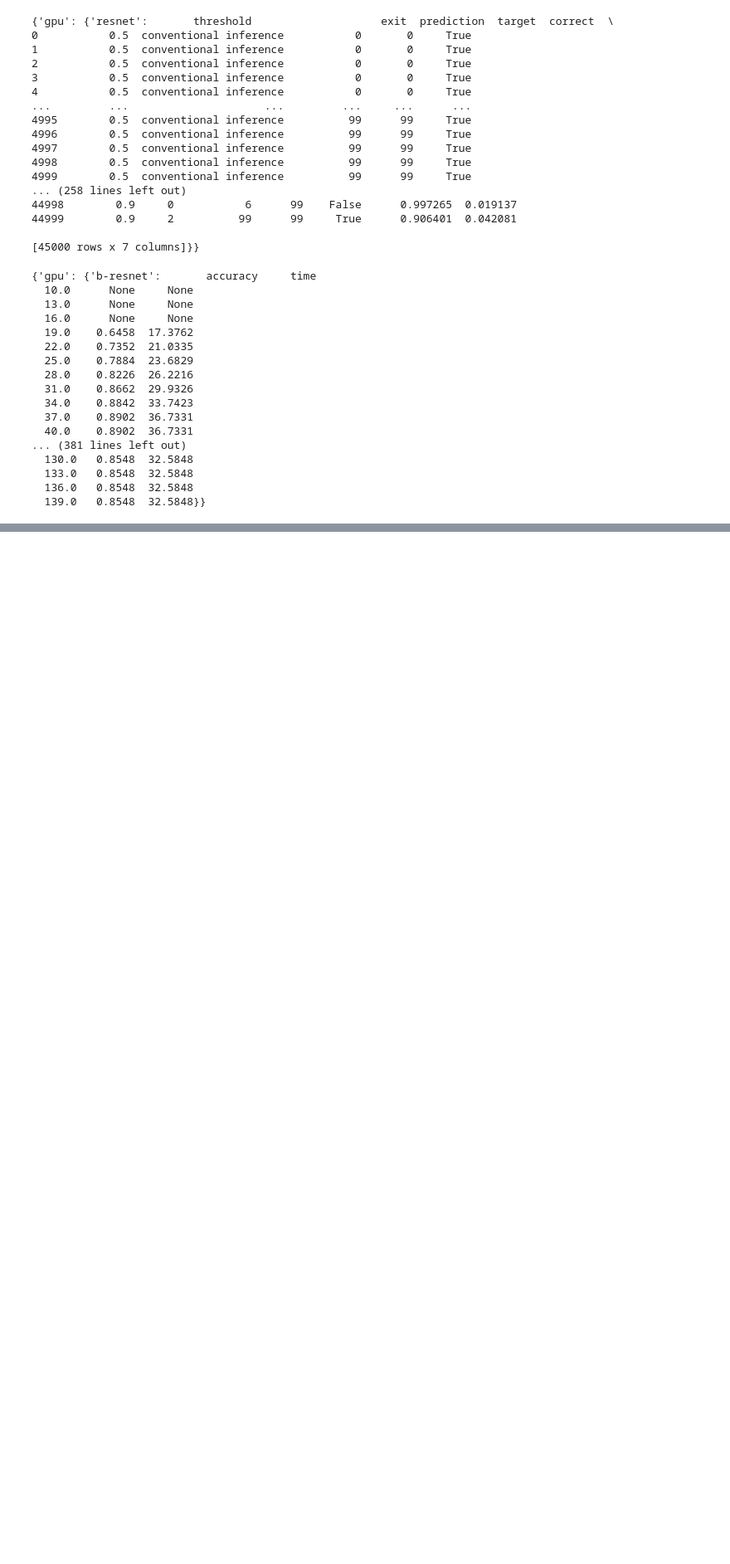
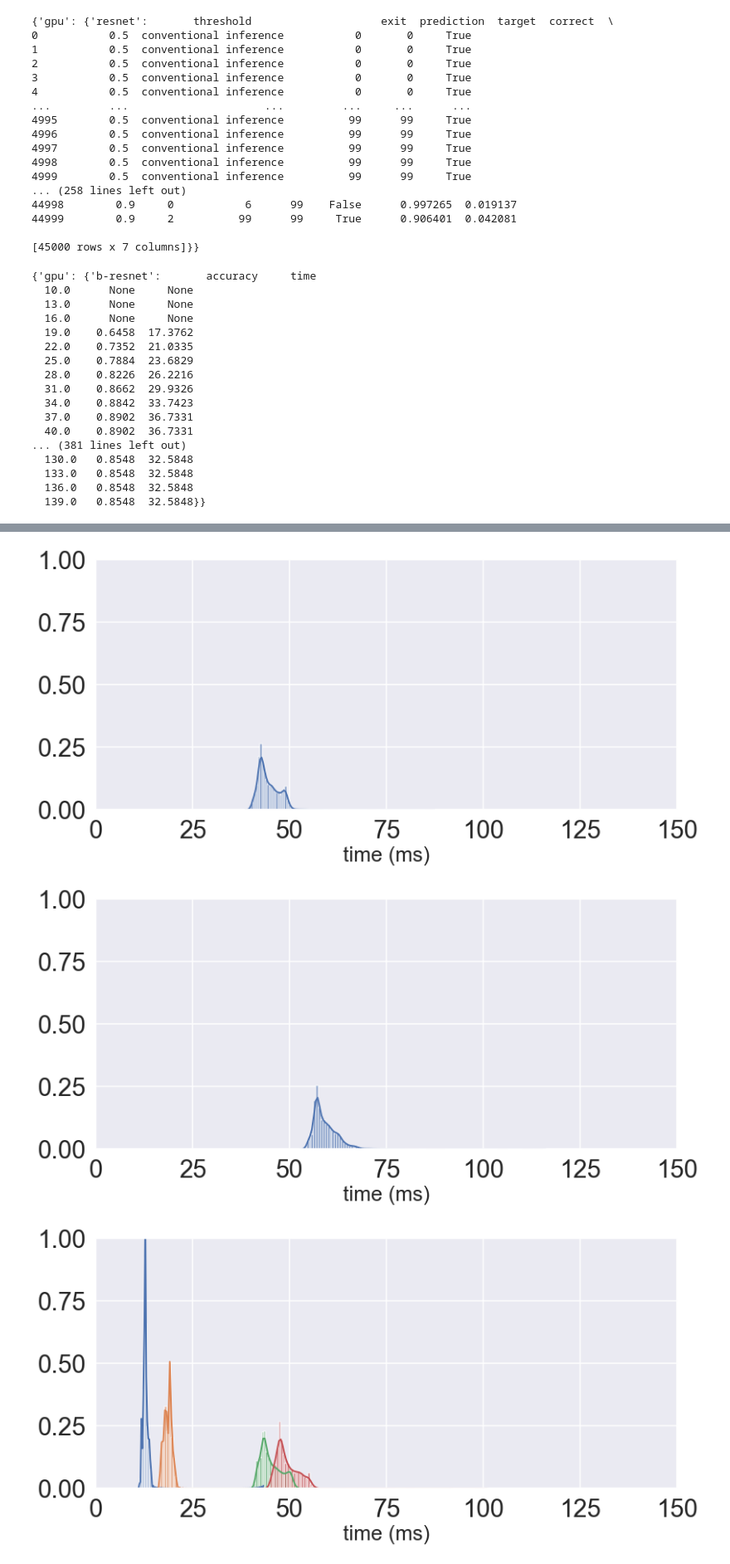
Before and after one commit to AlexKarlsen/thesis-src, a Jupyter notebook: DDNN/logging/threshold_test/threshold early exit/Inference analysis All.ipynb, the cells around one changed output, grey strips where cells are left out. Shown at 83% size. Drawn from its saved outputs; the diff is of its cells as text; code cells hidden in the pictures; blank space fills up the shorter version.

```diff
--- a/DDNN/logging/threshold_test/threshold early exit/Inference analysis All.ipynb
+++ b/DDNN/logging/threshold_test/threshold early exit/Inference analysis All.ipynb
@@ -309,0 +371,30 @@ for platform in platforms:
+# %%
+for platform in platforms:
+    kwargs = dict(hist_kws={'alpha':.6}, kde_kws={'linewidth':2, 'shade': True}, hist=True, kde=True, bins=100)
+    for model in models:
+        fig, axes = plt.subplots(1,1, sharex=True, sharey=True, figsize=(12,6))
+        axes.set_xlim([0,150])
+        axes.set_ylim([0,1])
+        if model == 'resnet' or model == 'densenet':
+            sns.distplot(platforms[platform][model].time[1:]*1000,
+                         ax=axes,
+                         **kwargs)
+        elif model == 'msdnet':
+            for exit in range(5):
+                sns.distplot(
+                    platforms[platform][model].loc[platforms[platform][model].exit==exit].time[1:]*1000,ax=axes, **kwargs)
+        else:
+            for exit in range(4):
+                sns.distplot(
+                    platforms[platform][model].loc[platforms[platform][model].exit==exit].time[1:]*1000,
+                    ax=axes,
+                    **kwargs)
+        axes.set_xlabel('time (ms)', fontsize='x-large')
+        axes.tick_params(labelsize='xx-large')
+        axes.set_yticks(np.arange(0,1.1,0.25))
+        fig.tight_layout()
+        plt.savefig(platform + '_' + model + '_inference_time_distribution.png')
+# %% [output]
+[figure, added]
+[figure, added]
+[figure, added]
```
Also changed, not shown: parts of 14 cells of this notebook, 55 other files.
